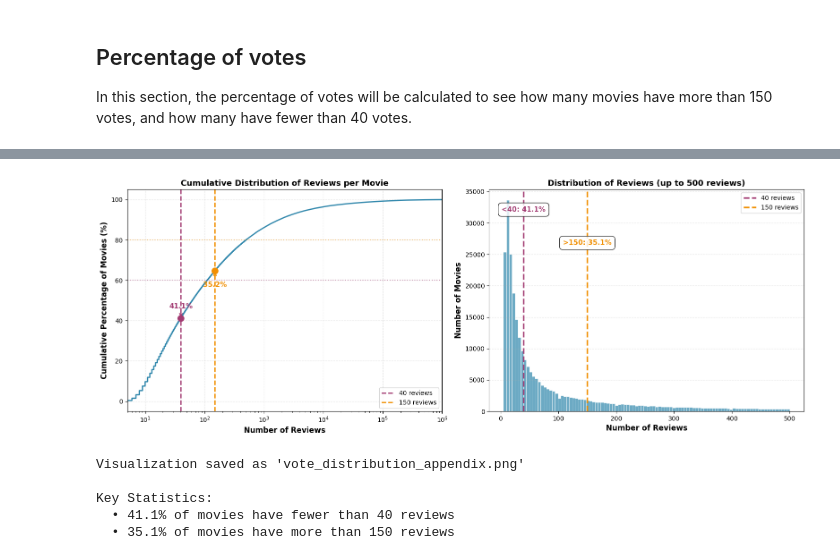
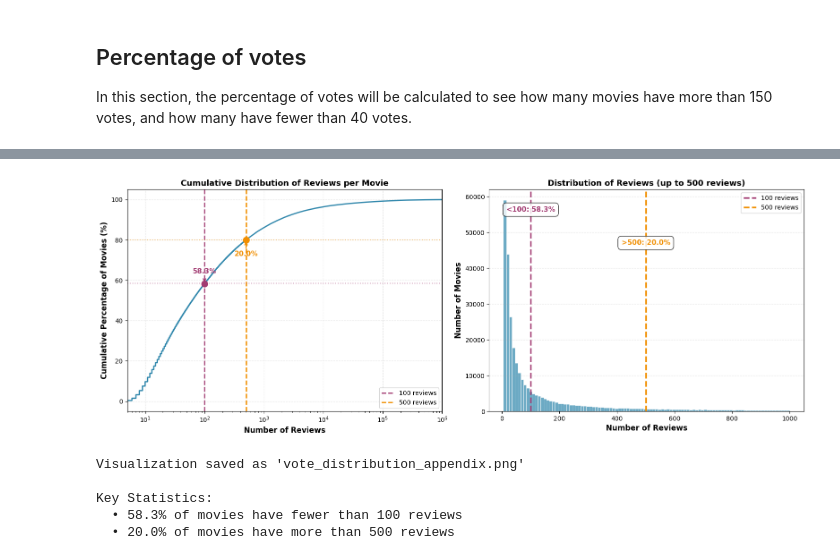
Before and after one commit to ande310g/imdb, a Jupyter notebook: src/exploration.ipynb, the cells around one changed output, grey strips where cells are left out. Cells and saved outputs as stored; diff of their text form; code cells hidden in the pictures.

```diff
--- a/src/exploration.ipynb
+++ b/src/exploration.ipynb
@@ -160,76 +198,76 @@ plt.show()
 
 fig, axes = plt.subplots(1, 2, figsize=(16, 6))
 
-# Left plot: Cumulative Distribution Function (CDF)
+# Left plot: Cumulative Distribution Function
 sorted_votes = np.sort(ratings['numVotes'].values)
 percentiles = np.arange(1, len(sorted_votes) + 1) / len(sorted_votes) * 100
 
 axes[0].plot(sorted_votes, percentiles, linewidth=2, color='#2E86AB')
-axes[0].axvline(x=40, color='#A23B72', linestyle='--', linewidth=2, label='40 reviews')
-axes[0].axvline(x=150, color='#F18F01', linestyle='--', linewidth=2, label='150 reviews')
-axes[0].axhline(y=60, color='#A23B72', linestyle=':', alpha=0.5)
+axes[0].axvline(x=100, color='#A23B72', linestyle='--', linewidth=2, label='100 reviews')
+axes[0].axvline(x=500, color='#F18F01', linestyle='--', linewidth=2, label='500 reviews')
+axes[0].axhline(y=58.5, color='#A23B72', linestyle=':', alpha=0.5)
 axes[0].axhline(y=80, color='#F18F01', linestyle=':', alpha=0.5)
 
 # Find and annotate the exact points
-idx_40 = np.searchsorted(sorted_votes, 40)
-pct_at_40 = (idx_40 / len(sorted_votes)) * 100
-idx_150 = np.searchsorted(sorted_votes, 150)
-pct_at_150 = (idx_150 / len(sorted_votes)) * 100
+idx_100 = np.searchsorted(sorted_votes, 100)
+pct_at_100 = (idx_100 / len(sorted_votes)) * 100
+idx_500 = np.searchsorted(sorted_votes, 500)
+pct_at_500 = (idx_500 / len(sorted_votes)) * 100
 
-axes[0].plot(40, pct_at_40, 'o', color='#A23B72', markersize=10, zorder=5)
-axes[0].plot(150, pct_at_150, 'o', color='#F18F01', markersize=10, zorder=5)
-axes[0].annotate(f'{pct_at_40:.1f}%', xy=(40, pct_at_40),
-                xytext=(40, pct_at_40 + 5), fontsize=11, fontweight='bold',
+axes[0].plot(100, pct_at_100, 'o', color='#A23B72', markersize=10, zorder=5)
+axes[0].plot(500, pct_at_500, 'o', color='#F18F01', markersize=10, zorder=5)
+axes[0].annotate(f'{pct_at_100:.1f}%', xy=(100, pct_at_100),
+                xytext=(100, pct_at_100 + 5), fontsize=11, fontweight='bold',
                 ha='center', color='#A23B72',
                 arrowprops=dict(arrowstyle='->', color='#A23B72', lw=1.5))
-axes[0].annotate(f'{100-pct_at_150:.1f}%', xy=(150, pct_at_150),
-                xytext=(150, pct_at_150 - 8), fontsize=11, fontweight='bold',
+axes[0].annotate(f'{100-pct_at_500:.1f}%', xy=(500, pct_at_500),
+                xytext=(500, pct_at_500 - 8), fontsize=11, fontweight='bold',
                 ha='center', color='#F18F01',
                 arrowprops=dict(arrowstyle='->', color='#F18F01', lw=1.5))
 
 axes[0].set_xlabel('Number of Reviews', fontsize=12, fontweight='bold')
 axes[0].set_ylabel('Cumulative Percentage of Movies (%)', fontsize=12, fontweight='bold')
 axes[0].set_title('Cumulative Distribution of Reviews per Movie', fontsize=13, fontweight='bold')
 axes[0].set_xscale('log')
 axes[0].set_xlim(5, 1000000)
 axes[0].grid(True, alpha=0.3, linestyle='--')
 axes[0].legend(fontsize=10, loc='lower right')
 axes[0].tick_params(labelsize=10)
 
 # Right plot: Histogram with key thresholds highlighted
-# Focus on the range up to 500 votes for better visibility
-votes_subset = ratings[ratings['numVotes'] <= 500]['numVotes']
+# Focus on the range up to 1000 votes for better visibility
+votes_subset = ratings[ratings['numVotes'] <= 1000]['numVotes']
 axes[1].hist(votes_subset, bins=100, color='#2E86AB', edgecolor='white', linewidth=0.5, alpha=0.7)
-axes[1].axvline(x=40, color='#A23B72', linestyle='--', linewidth=2.5, label='40 reviews')
-axes[1].axvline(x=150, color='#F18F01', linestyle='--', linewidth=2.5, label='150 reviews')
+axes[1].axvline(x=100, color='#A23B72', linestyle='--', linewidth=2.5, label='100 reviews')
+axes[1].axvline(x=500, color='#F18F01', linestyle='--', linewidth=2.5, label='500 reviews')
 
-# Add text annotations
-axes[1].text(40, axes[1].get_ylim()[1] * 0.9, f'<40: {pct_less_than_40:.1f}%',
+# Add text annotations (The bubbles)
+axes[1].text(100, axes[1].get_ylim()[1] * 0.9, f'<100: {pct_less_than_100:.1f}%',
             fontsize=11, fontweight='bold', color='#A23B72',
             ha='center', bbox=dict(boxstyle='round,pad=0.5', facecolor='white', alpha=0.8))
-axes[1].text(150, axes[1].get_ylim()[1] * 0.75, f'>150: {pct_more_than_150:.1f}%',
+axes[1].text(500, axes[1].get_ylim()[1] * 0.75, f'>500: {pct_more_than_500:.1f}%',
             fontsize=11, fontweight='bold', color='#F18F01',
             ha='center', bbox=dict(boxstyle='round,pad=0.5', facecolor='white', alpha=0.8))
 
 axes[1].set_xlabel('Number of Reviews', fontsize=12, fontweight='bold')
 axes[1].set_ylabel('Number of Movies', fontsize=12, fontweight='bold')
 axes[1].set_title('Distribution of Reviews (up to 500 reviews)', fontsize=13, fontweight='bold')
 axes[1].grid(True, alpha=0.3, linestyle='--', axis='y')
 axes[1].legend(fontsize=10, loc='upper right')
 axes[1].tick_params(labelsize=10)
 
 plt.tight_layout()
-plt.savefig('../vote_distribution_appendix.png', dpi=300, bbox_inches='tight')
+#plt.savefig('../vote_distribution_appendix.png', dpi=300, bbox_inches='tight')
 plt.show()
 
-print(f"\nVisualization saved as 'vote_distribution_appendix.png'")
+#print(f"\nVisualization saved as 'vote_distribution_appendix.png'")
 print(f"\nKey Statistics:")
-print(f"  • {pct_less_than_40:.1f}% of movies have fewer than 40 reviews")
-print(f"  • {pct_more_than_150:.1f}% of movies have more than 150 reviews")
+print(f"  • {pct_less_than_100:.1f}% of movies have fewer than 100 reviews")
+print(f"  • {pct_more_than_500:.1f}% of movies have more than 500 reviews")
 # %% [output]
-[figure, old version]
+[figure, new version]
 Visualization saved as 'vote_distribution_appendix.png'
 
 Key Statistics:
-  • 41.1% of movies have fewer than 40 reviews
-  • 35.1% of movies have more than 150 reviews
+  • 58.3% of movies have fewer than 100 reviews
+  • 20.0% of movies have more than 500 reviews
```
Also changed, not shown: parts of 3 cells of this notebook.
